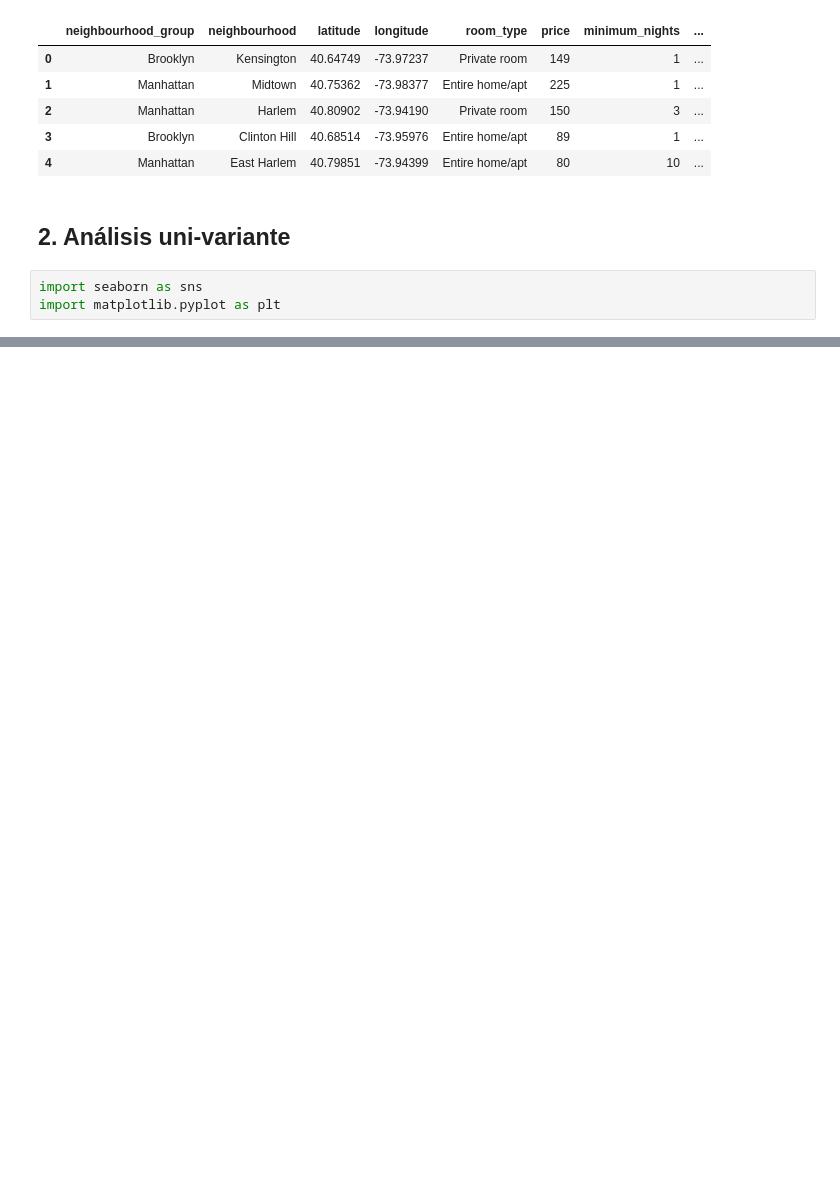
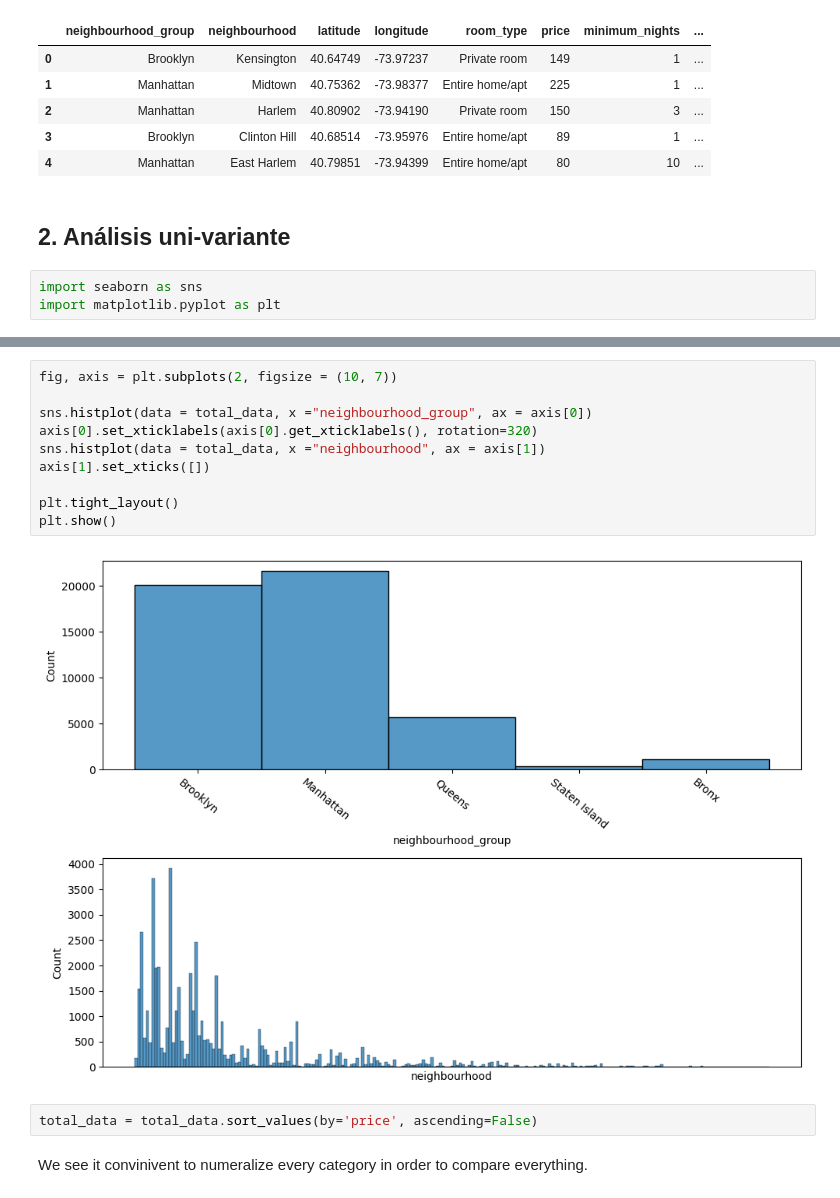
Before and after one commit to Alfonso-wav/EDA_1, a Jupyter notebook: src/explore.ipynb, the cells around one changed output, grey strips where cells are left out. Drawn from its saved outputs; the diff is of its cells as text; blank space fills up the shorter version.

```diff
--- a/src/explore.ipynb
+++ b/src/explore.ipynb
@@ -81,0 +82,16 @@ plt.show()
+# %%
+fig, axis = plt.subplots(2, figsize = (10, 7))
+
+sns.histplot(data = total_data, x ="neighbourhood_group", ax = axis[0])
+axis[0].set_xticklabels(axis[0].get_xticklabels(), rotation=320)
+sns.histplot(data = total_data, x ="neighbourhood", ax = axis[1])
+axis[1].set_xticks([])
+
+plt.tight_layout()
+plt.show()
+# %% [output]
+[figure, added]
+# %%
+total_data = total_data.sort_values(by='price', ascending=False)
+# %% [markdown]
+We see it convinivent to numeralize every category in order to compare everything.
```
Also changed, not shown: parts of 9 cells of this notebook.
